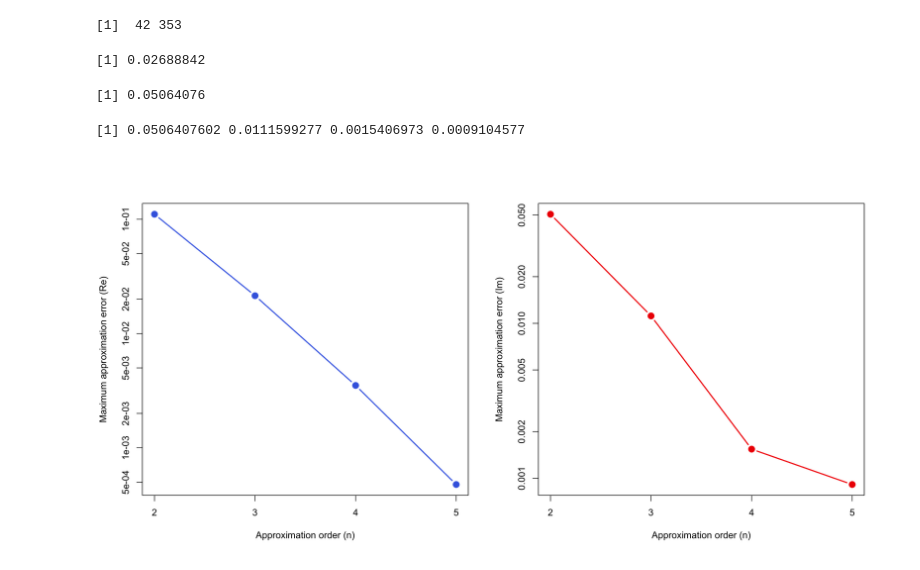
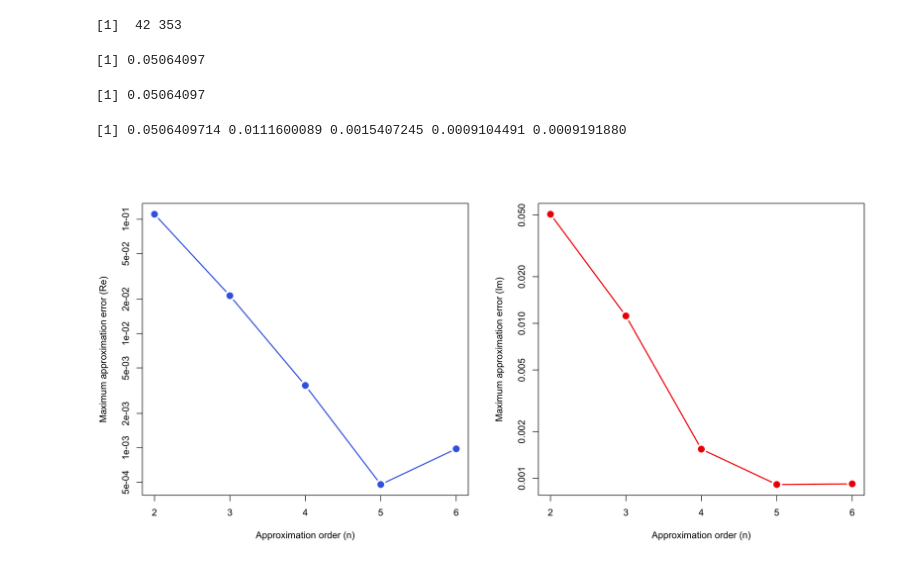
Before and after one commit to jgatheral/RationalRoughHeston, a Jupyter notebook: Rough Heston Padé convergence.ipynb, the cells around one changed output. Drawn from its saved outputs; the diff is of its cells as text; code cells hidden in the pictures.

```diff
--- a/Rough Heston Padé convergence.ipynb
+++ b/Rough Heston Padé convergence.ipynb
@@ -55,7 +55,7 @@ We choose parameters similar to those in Roughening Heston.
 # %% [markdown]
 Set $H=0.2$:
 # %%
-H <- .2
+H <- .200001
 # %%
 params.rHeston <- list(H=H,al=.5+H,nu=.4,rho=-.65,lam=1)
 # %% [markdown]
@@ -131,6 +134,7 @@ dh.h22 <- d.h.Pade22(params.rHeston)(a,x.adams.1k)
 dh.h33 <- d.h.Pade33(params.rHeston)(a,x.adams.1k)
 dh.h44 <- d.h.Pade44(params.rHeston)(a,x.adams.1k)
 dh.h55 <- d.h.Pade55(params.rHeston)(a,x.adams.1k)
+dh.h66 <- d.h.Pade66(params.rHeston)(a,x.adams.1k)
 dh.ref <- dh.adams.1k
 # %%
 legend.text <- c(
@@ -212,32 +219,32 @@ c(minpos(dh.h22),maxpos(dh.h22))
 # %% [output]
 [1]  42 353
 # %%
-err.Im(dh.h22)[154]
+err.Im(dh.h22)[353]
 # %% [output]
-[1] 0.02688842
+[1] 0.05064097
 # %%
 err.Im2 <- function(h.approx){max(-err.Im(h.approx)[minpos(h.approx)],err.Im(h.approx)[maxpos(h.approx)])}
 # %%
 err.Im2(dh.h22)
 # %% [output]
-[1] 0.05064076
+[1] 0.05064097
 # %%
 (err.Im.res <- c(
-err.Im2(dh.h22),err.Im2(dh.h33),err.Im2(dh.h44),err.Im2(dh.h55)
+err.Im2(dh.h22),err.Im2(dh.h33),err.Im2(dh.h44),err.Im2(dh.h55),err.Im2(dh.h66)
     ))
 # %% [output]
-[1] 0.0506407602 0.0111599277 0.0015406973 0.0009104577
+[1] 0.0506409714 0.0111600089 0.0015407245 0.0009104491 0.0009191880
 # %%
 par(mfrow=c(1,2))
 
-plot(2:5,err.Re.res,pch=20,col="royalblue",type="b",lwd=2,cex=2,log="y",
+plot(2:6,abs(err.Re.res),pch=20,col="royalblue",type="b",lwd=2,cex=2,log="y",
      xaxt="n",
     xlab="Approximation order (n)",ylab="Maximum approximation error (Re)")
-axis(1, at = 2:5)
+axis(1, at = 2:6)
 
-plot(2:5,err.Im.res,pch=20,col="red2",type="b",lwd=2,cex=2,log="y",
+plot(2:6,abs(err.Im.res),pch=20,col="red2",type="b",lwd=2,cex=2,log="y",
      xaxt="n",
     xlab="Approximation order (n)",ylab="Maximum approximation error (Im)")
-axis(1, at = 2:5)
+axis(1, at = 2:6)
 # %% [output]
-[figure, old version]
+[figure, new version]
```
Also changed, not shown: parts of 11 cells of this notebook, 4 other files.
